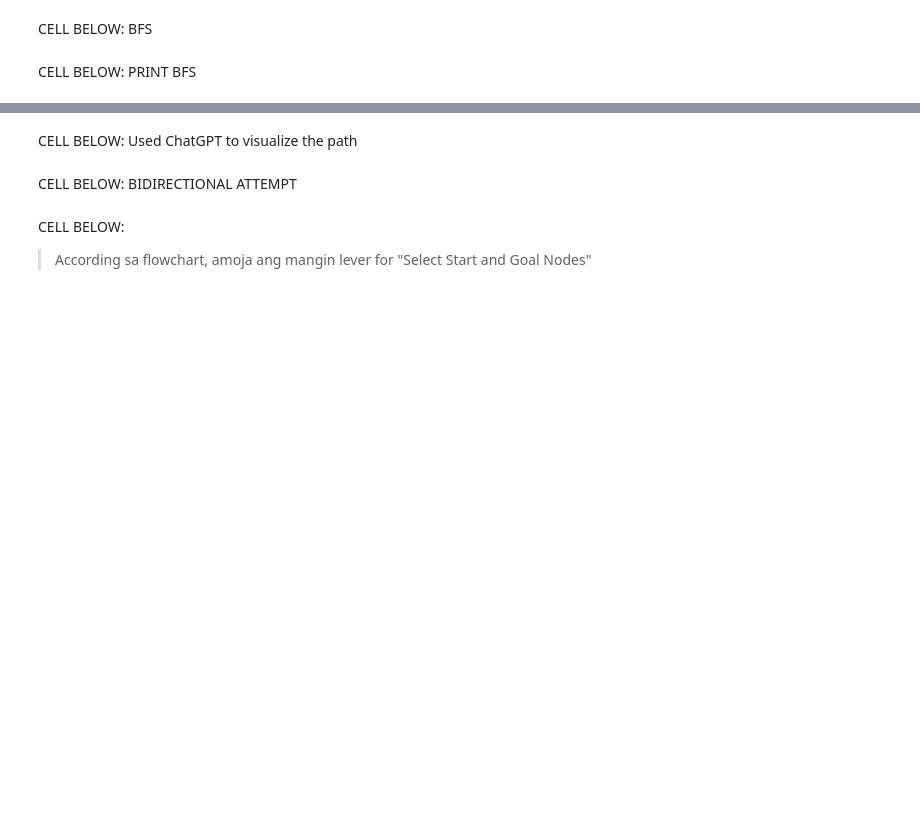
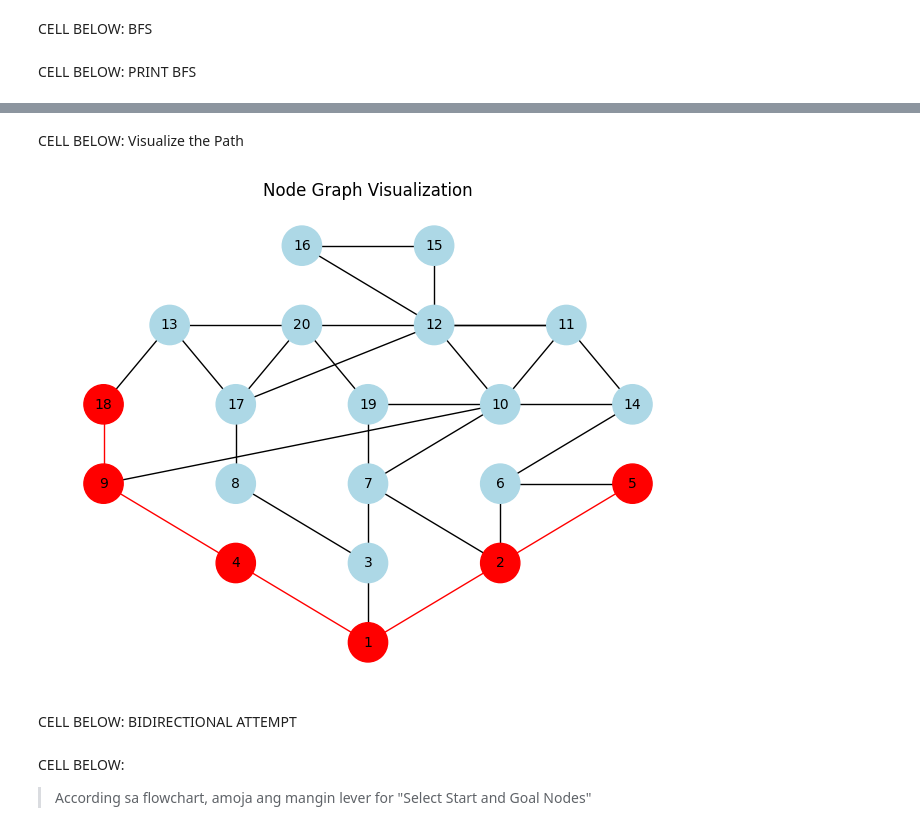
Before and after one commit to allantacuelwvsu/CCS-246, a Jupyter notebook: code/bidirattempt3.ipynb, the cells around one changed output, grey strips where cells are left out. Drawn from its saved outputs; the diff is of its cells as text; code cells hidden in the pictures; blank space fills up the shorter version.

```diff
--- a/code/bidirattempt3.ipynb
+++ b/code/bidirattempt3.ipynb
@@ -137,2 +137,2 @@ Extracted BFS Path (List): [20, 17, 8, 3, 1]
 # %% [markdown]
-CELL BELOW: Used ChatGPT to visualize the path
+CELL BELOW: Visualize the Path
@@ -141,3 +139,36 @@ CELL BELOW: Used ChatGPT to visualize the path
+# %%
+nx_graph = nx.Graph()
+
+nx_graph.add_nodes_from(range(1, g1.num_nodes + 1))
+
+for node, neighbors in enumerate(g1.data, start=1):
+    for neighbor in neighbors:
+        nx_graph.add_edge(node, neighbor)
+
+generations = {}  # Dictionary to store the generation of each node
+bfs_tree = nx.bfs_tree(nx_graph, source=1)
+for node in bfs_tree.nodes:
+    generations[node] = len(nx.shortest_path(bfs_tree, 1, node)) - 1
+
+nx_graph_with_attributes = nx.Graph()
+for node, generation in generations.items():
+    nx_graph_with_attributes.add_node(node, generation=generation)
+
+for edge in nx_graph.edges:
+    nx_graph_with_attributes.add_edge(edge[0], edge[1])
+
+pos = nx.multipartite_layout(nx_graph_with_attributes, subset_key="generation", align="horizontal")
+
+# Create a list of edge colors
+edge_colors = ['red' if src in BFSPath and dst in BFSPath else 'black' for src, dst in nx_graph_with_attributes.edges()]
+
+# Draw the graph using matplotlib with specified edge colors
+node_colors = ['red' if node in BFSPath else 'lightblue' for node in nx_graph_with_attributes.nodes()]
+nx.draw(nx_graph_with_attributes, pos, with_labels=True, node_color=node_colors, node_size=800, font_size=10, font_color='black', edge_color=edge_colors)
+plt.title("Node Graph Visualization")
+plt.show()
+# %% [output]
+[figure, added]
 # %% [markdown]
 CELL BELOW:
 BIDIRECTIONAL ATTEMPT
```
Also changed, not shown: parts of 9 cells of this notebook.
